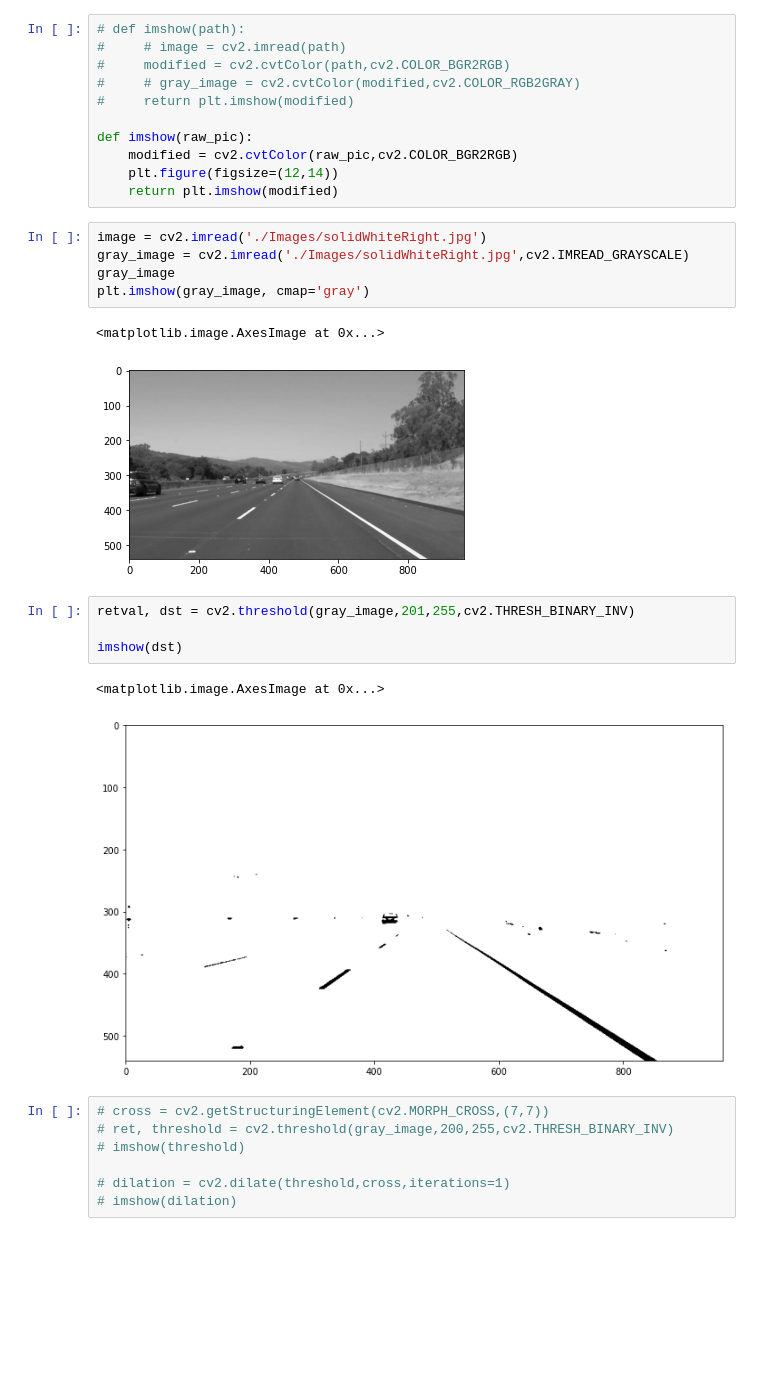
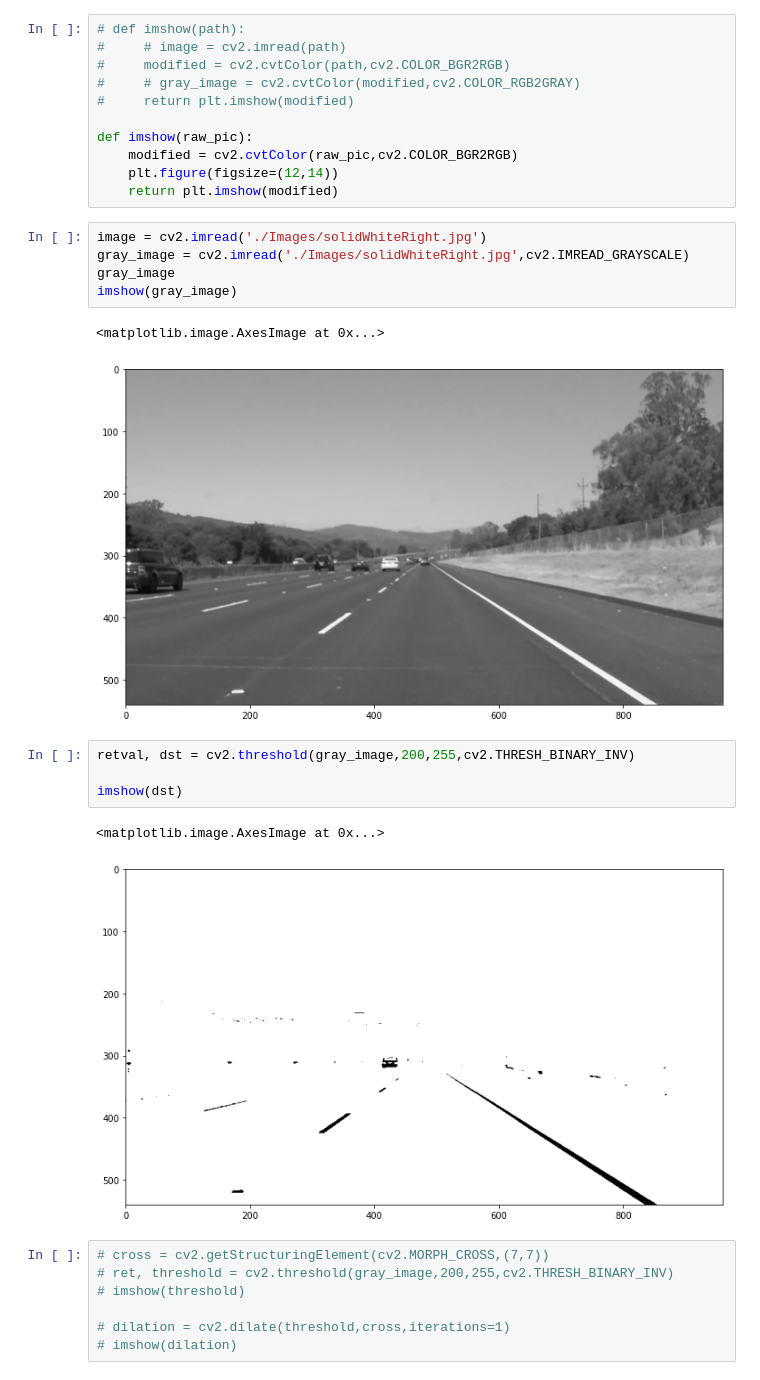
Before and after one commit to fayyoz24/CV_challenge, a Jupyter notebook: try.ipynb, the cells around one changed output. Saved outputs shown, nothing was run; the diff lists cells and outputs as text; blank space fills up the shorter version.

```diff
--- a/try.ipynb
+++ b/try.ipynb
@@ -17,18 +17,18 @@ def imshow(raw_pic):
 # %%
 image = cv2.imread('./Images/solidWhiteRight.jpg')
 gray_image = cv2.imread('./Images/solidWhiteRight.jpg',cv2.IMREAD_GRAYSCALE)
 gray_image
-plt.imshow(gray_image, cmap='gray')
+imshow(gray_image)
 # %% [output]
 <matplotlib.image.AxesImage at 0x...>
-[figure, old version]
+[figure, new version]
 # %%
-retval, dst = cv2.threshold(gray_image,201,255,cv2.THRESH_BINARY_INV)
+retval, dst = cv2.threshold(gray_image,200,255,cv2.THRESH_BINARY_INV)
 
 imshow(dst)
 # %% [output]
 <matplotlib.image.AxesImage at 0x...>
-[figure, old version]
+[figure, new version]
 # %%
 # cross = cv2.getStructuringElement(cv2.MORPH_CROSS,(7,7))
 # ret, threshold = cv2.threshold(gray_image,200,255,cv2.THRESH_BINARY_INV)
```
Also changed, not shown: parts of 15 cells of this notebook.
